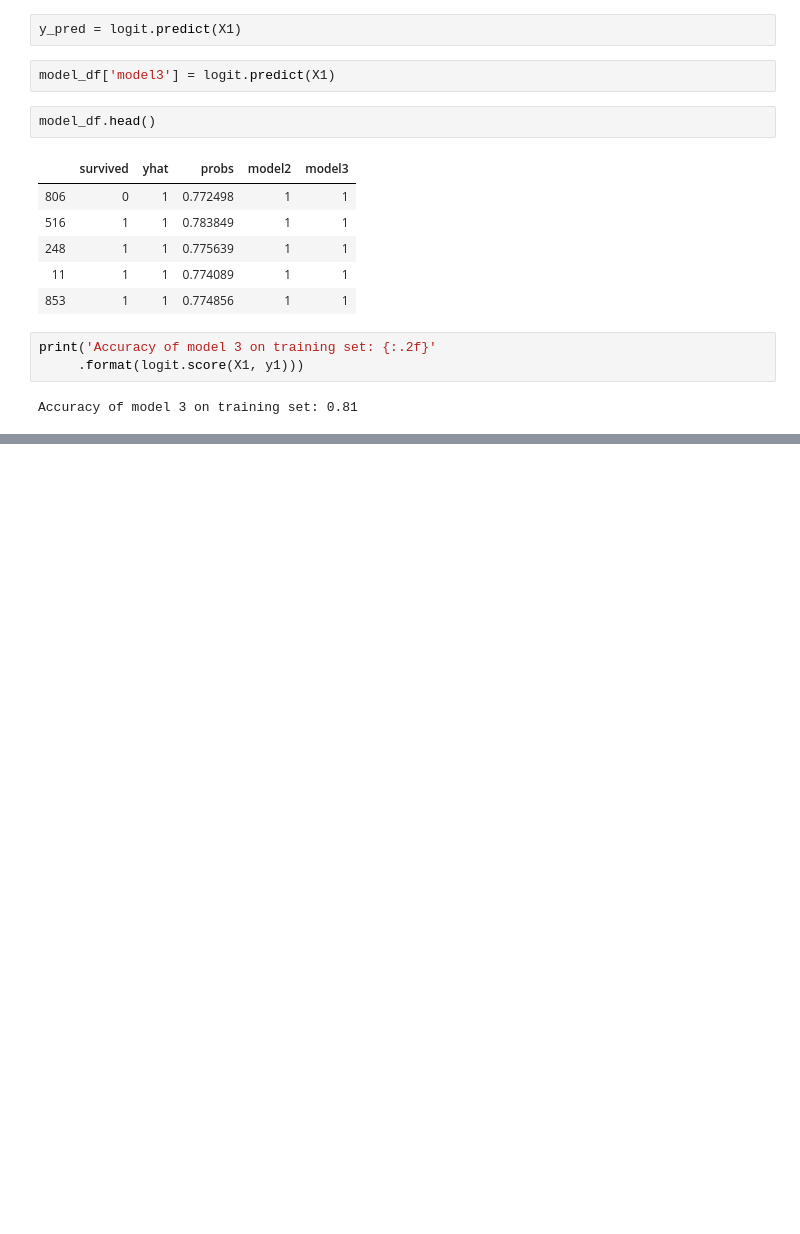
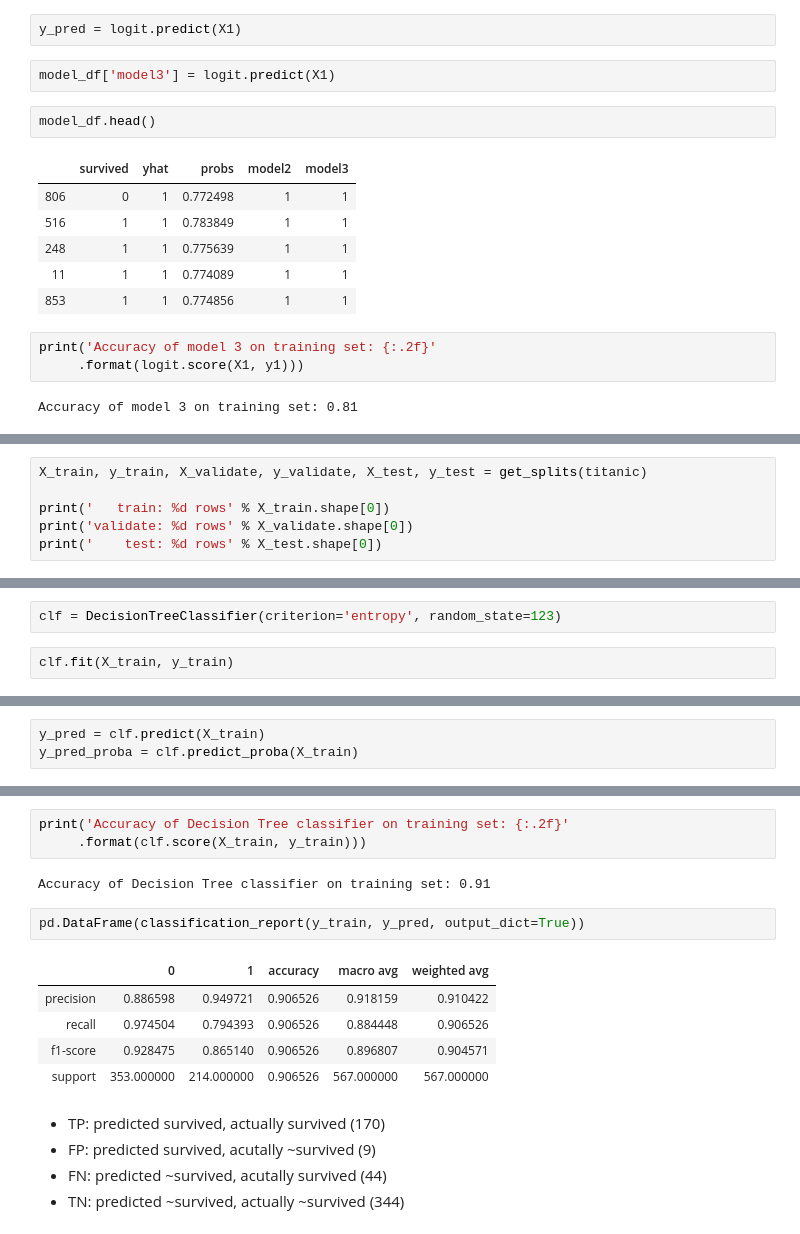
Before and after one commit to JadaShipp/ds-methodologies-exercises, a Jupyter notebook: classification/model.ipynb, the cells around one changed output, grey strips where cells are left out. Drawn from its saved outputs; the diff is of its cells as text; blank space fills up the shorter version.

Commit message:
completed decision tree section

```diff
--- a/classification/model.ipynb
+++ b/classification/model.ipynb
@@ -206,0 +257,6 @@ Accuracy of model 3 on training set: 0.81
+# %%
+X_train, y_train, X_validate, y_validate, X_test, y_test = get_splits(titanic)
+
+print('   train: %d rows' % X_train.shape[0])
+print('validate: %d rows' % X_validate.shape[0])
+print('    test: %d rows' % X_test.shape[0])
@@ -206,0 +281,4 @@ Accuracy of model 3 on training set: 0.81
+# %%
+clf = DecisionTreeClassifier(criterion='entropy', random_state=123)
+# %%
+clf.fit(X_train, y_train)
@@ -206,0 +292,3 @@ Accuracy of model 3 on training set: 0.81
+# %%
+y_pred = clf.predict(X_train)
+y_pred_proba = clf.predict_proba(X_train)
@@ -206,0 +316,18 @@ Accuracy of model 3 on training set: 0.81
+# %%
+print('Accuracy of Decision Tree classifier on training set: {:.2f}'
+     .format(clf.score(X_train, y_train)))
+# %% [output]
+Accuracy of Decision Tree classifier on training set: 0.91
+# %%
+pd.DataFrame(classification_report(y_train, y_pred, output_dict=True))
+# %% [output]
+|  | 0 | 1 | accuracy | macro avg | weighted avg |
+| precision | 0.886598 | 0.949721 | 0.906526 | 0.918159 | 0.910422 |
+| recall | 0.974504 | 0.794393 | 0.906526 | 0.884448 | 0.906526 |
+| f1-score | 0.928475 | 0.865140 | 0.906526 | 0.896807 | 0.904571 |
+| support | 353.000000 | 214.000000 | 0.906526 | 567.000000 | 567.000000 |
+# %% [markdown]
+- TP: predicted survived, actually survived (170)
+- FP: predicted survived, acutally ~survived (9)
+- FN: predicted ~survived, acutally survived (44)
+- TN: predicted ~survived, actually ~survived (344)
```
Also changed, not shown: parts of 16 cells of this notebook.
